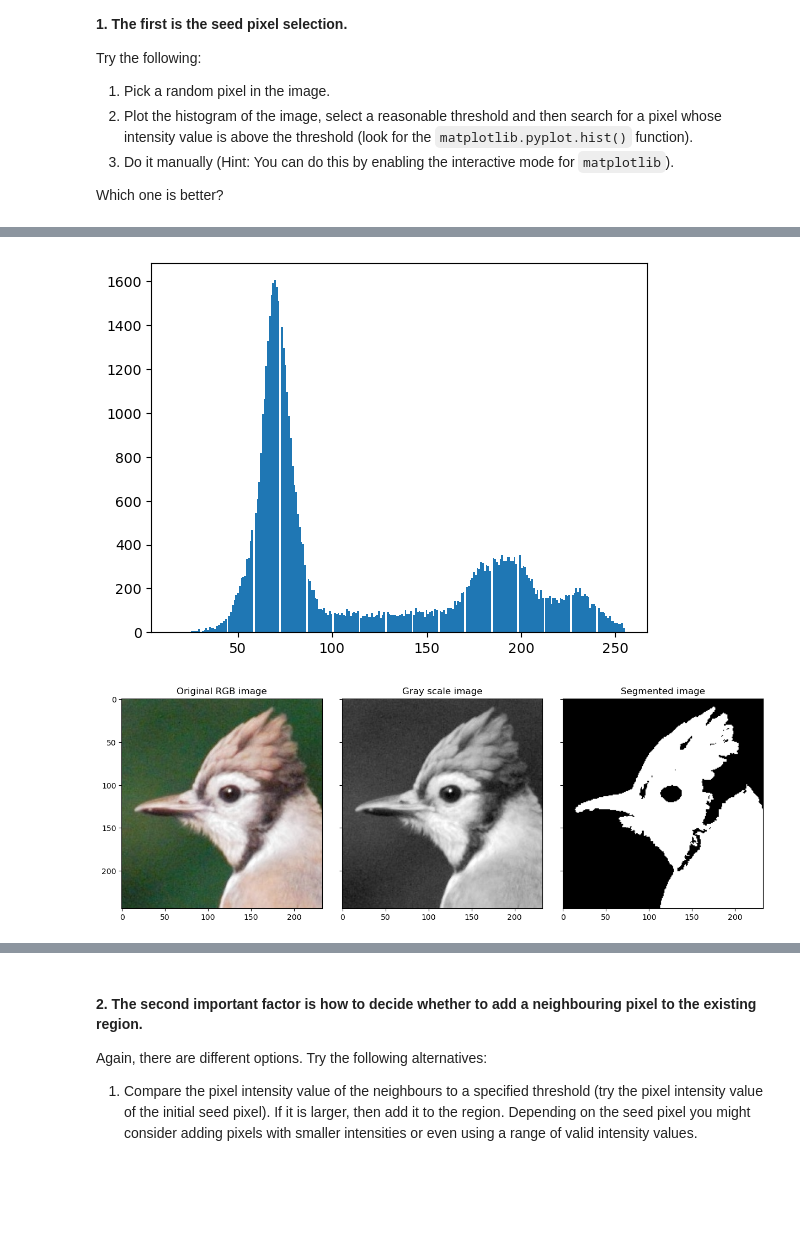
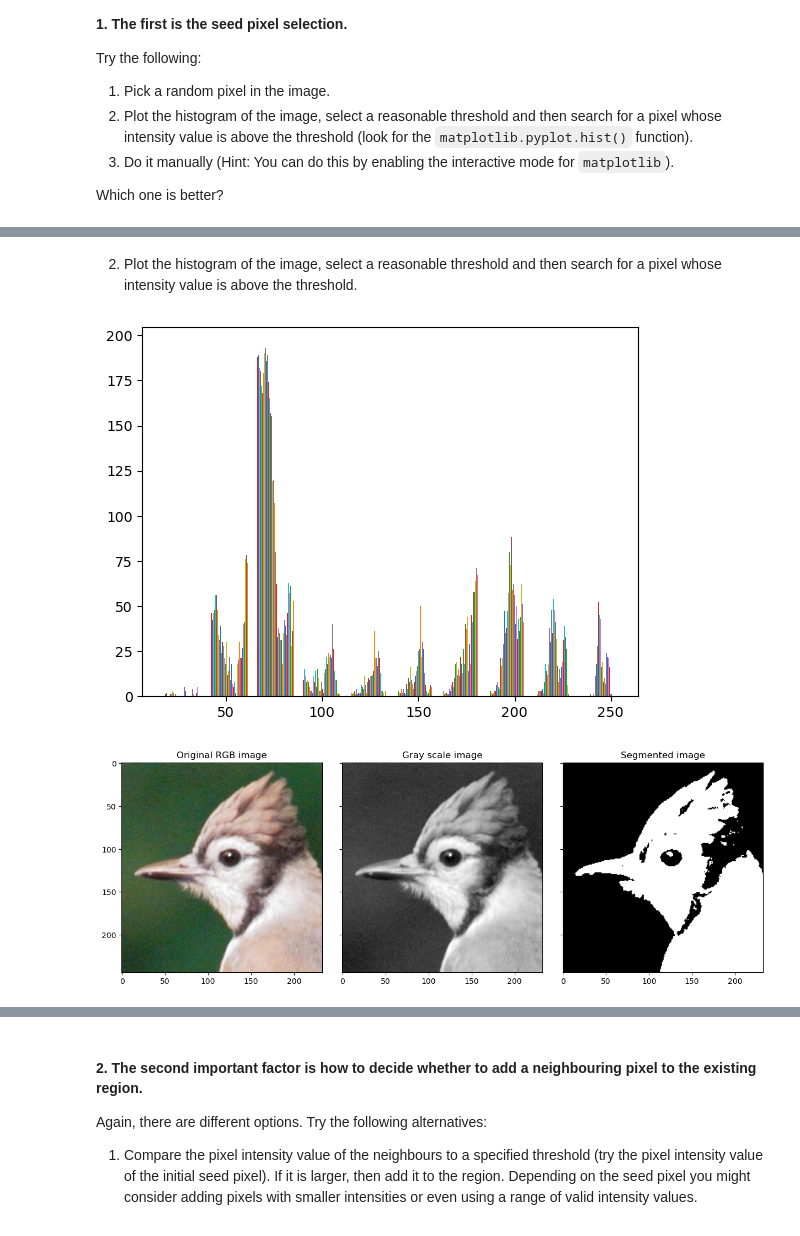
Before and after one commit to Kim-Xerxes/Image-Processing-Labs, a Jupyter notebook: labs/week_4.ipynb, the cells around one changed output, grey strips where cells are left out. Saved outputs shown, nothing was run; the diff lists cells and outputs as text; code cells hidden in the pictures; blank space fills up the shorter version.

```diff
--- a/labs/week_4.ipynb
+++ b/labs/week_4.ipynb
@@ -120,25 +141,27 @@ Which one is better?
+# %% [markdown]
+2. Plot the histogram of the image, select a reasonable threshold and then search for a pixel whose intensity value is above the threshold.
 # %%
 # Plot histogram of gray image.
-tmp = plt.hist(gray_img.flatten(), 256)
-H, W = gray_img.shape
-# Select a random seed
-x, y = [np.random.randint(H), np.random.randint(W)]
+tmp = plt.hist(gray_img)
 # Select the threshold. From histogram, there is a peak around 50~100, which means a lot of information apart from the background gathers there.
-seg_img = region_growing(gray_img, x, y, thresh=100, connectedness=4)
+thresh = 100
+idx = np.where(gray_img >= thresh)
+seg_img = np.zeros_like(gray_img)
+seg_img[idx] = 255
 
 # Show Original and segmented image
 fig, axis = plt.subplots(1, 3, figsize=(15,10), sharey=True)
 fig.subplots_adjust(wspace=0.1, hspace=0.05)
 axis[0].imshow(img)
 axis[0].set_title('Original RGB image')
 
 axis[1].imshow(gray_img, 'gray')
 axis[1].set_title('Gray scale image')
 
 axis[2].imshow(seg_img, 'gray')
 axis[2].set_title('Segmented image')
 
 plt.show()
 # %% [output]
-[figure, old version]
+[figure, new version]
-[figure, old version]
+[figure, new version]
```
Also changed, not shown: parts of 10 cells of this notebook.
